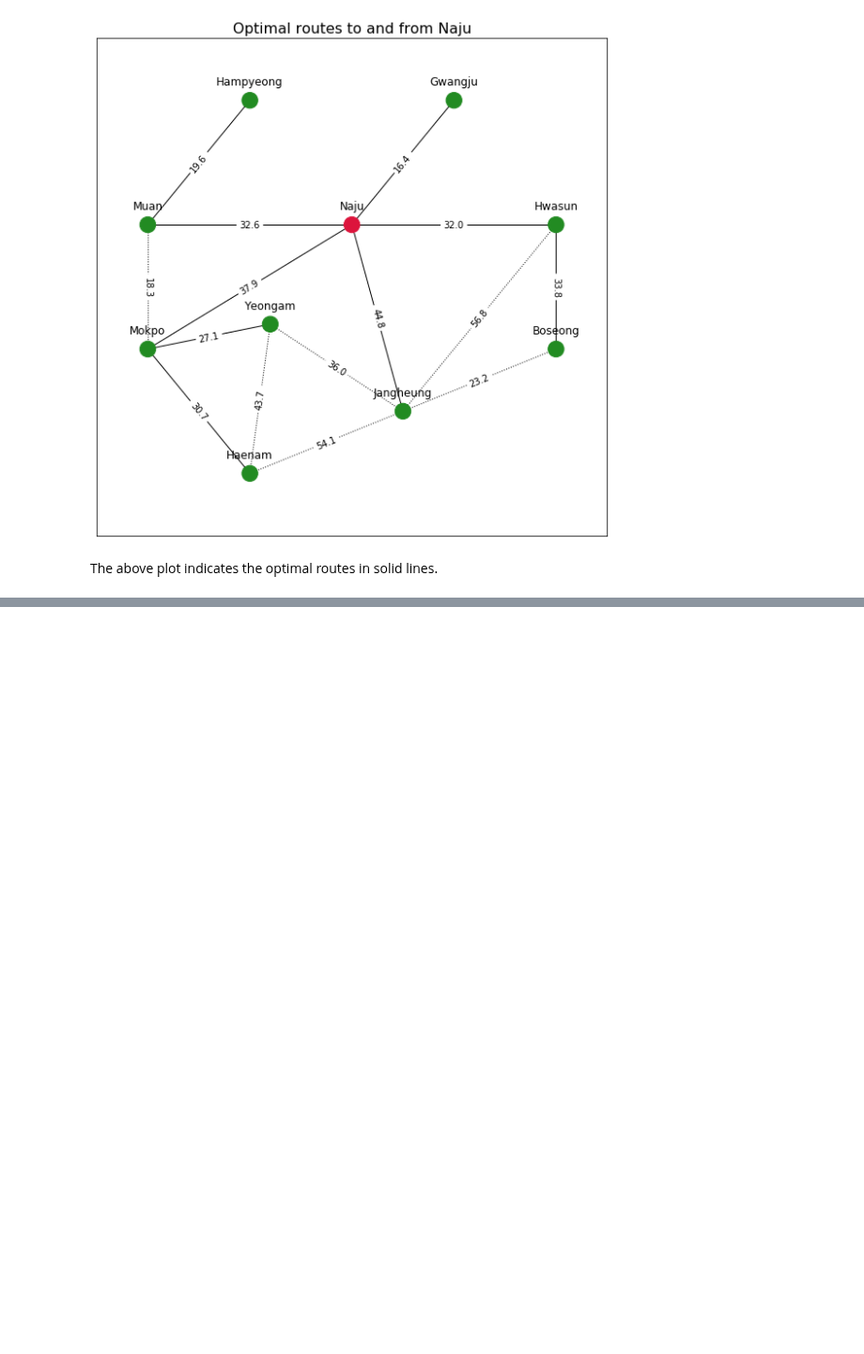
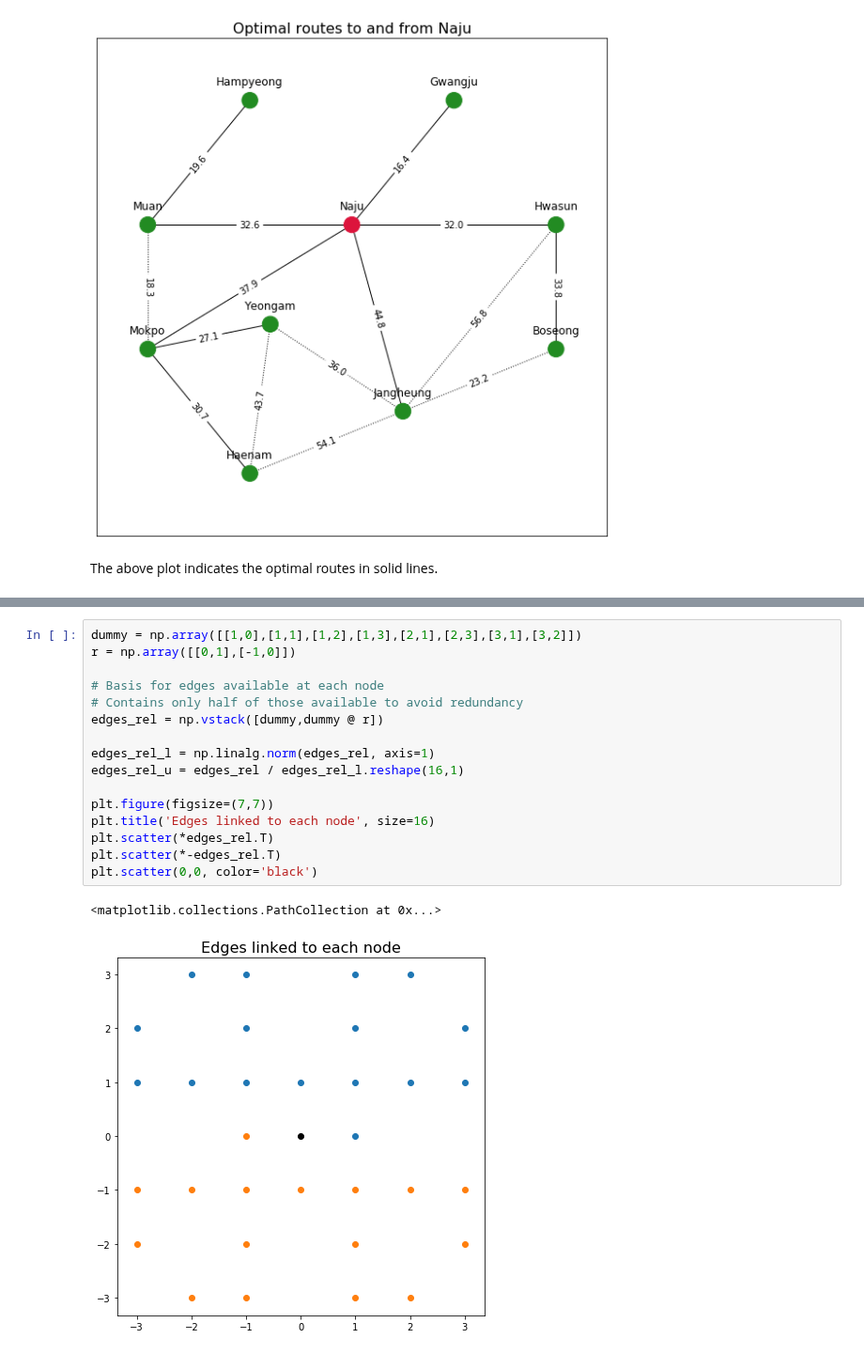
Before and after one commit to maxkapur/maxkapur.github.io, a Jupyter notebook: math/linprog.ipynb, the cells around one changed output, grey strips where cells are left out. Shown at 94% size. Drawn from its saved outputs; the diff is of its cells as text; blank space fills up the shorter version.

```diff
--- a/math/linprog.ipynb
+++ b/math/linprog.ipynb
@@ -847,0 +1060,19 @@ The above plot indicates the optimal routes in solid lines.
+# %%
+dummy = np.array([[1,0],[1,1],[1,2],[1,3],[2,1],[2,3],[3,1],[3,2]])
+r = np.array([[0,1],[-1,0]])
+
+# Basis for edges available at each node
+# Contains only half of those available to avoid redundancy
+edges_rel = np.vstack([dummy,dummy @ r])
+
+edges_rel_l = np.linalg.norm(edges_rel, axis=1)
+edges_rel_u = edges_rel / edges_rel_l.reshape(16,1)
+
+plt.figure(figsize=(7,7))
+plt.title('Edges linked to each node', size=16)
+plt.scatter(*edges_rel.T)
+plt.scatter(*-edges_rel.T)
+plt.scatter(0,0, color='black')
+# %% [output]
+<matplotlib.collections.PathCollection at 0x...>
+[figure, added]
```
Also changed, not shown: parts of 21 cells of this notebook, 1 other file.
